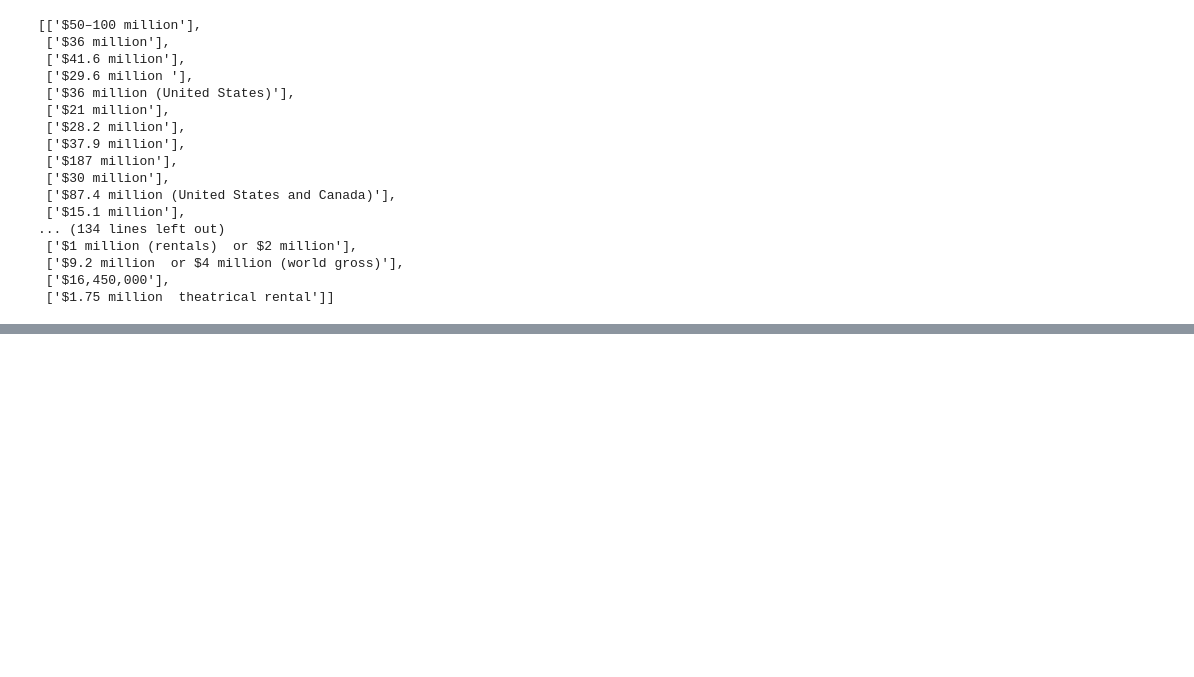
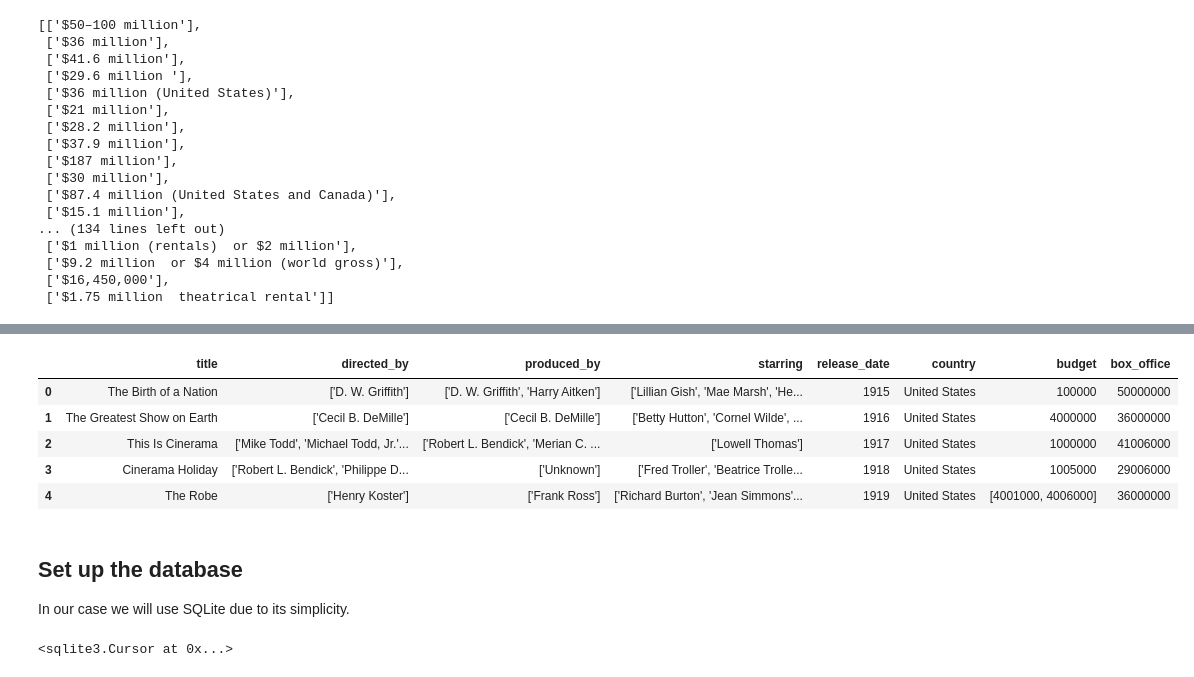
Before and after one commit to RelentlessViper/wikipedia_film_stats_parser, a Jupyter notebook: dwv_as1.ipynb, the cells around one changed output, grey strips where cells are left out. Drawn from its saved outputs; the diff is of its cells as text; code cells hidden in the pictures; blank space fills up the shorter version.

```diff
--- a/dwv_as1.ipynb
+++ b/dwv_as1.ipynb
@@ -674,3 +677,16 @@ df.head()
 # %%
 # Save our preprocessed dataframe into a csv file
 df.to_csv("data/df_preprocessed.csv")
+# %%
+df = pd.read_csv("data/df_preprocessed.csv").drop(labels=['Unnamed: 0'], axis=1)
+df.head()
+# %% [output]
+|  | title | directed_by | produced_by | starring | release_date | country | budget | box_office |
+| 0 | The Birth of a Nation | ['D. W. Griffith'] | ['D. W. Griffith', 'Harry Aitken'] | ['Lillian Gish', 'Mae Marsh', 'He... | 1915 | United States | 100000 | 50000000 |
+| 1 | The Greatest Show on Earth | ['Cecil B. DeMille'] | ['Cecil B. DeMille'] | ['Betty Hutton', 'Cornel Wilde', ... | 1916 | United States | 4000000 | 36000000 |
+| 2 | This Is Cinerama | ['Mike Todd', 'Michael Todd, Jr.'... | ['Robert L. Bendick', 'Merian C. ... | ['Lowell Thomas'] | 1917 | United States | 1000000 | 41006000 |
+| 3 | Cinerama Holiday | ['Robert L. Bendick', 'Philippe D... | ['Unknown'] | ['Fred Troller', 'Beatrice Trolle... | 1918 | United States | 1005000 | 29006000 |
+| 4 | The Robe | ['Henry Koster'] | ['Frank Ross'] | ['Richard Burton', 'Jean Simmons'... | 1919 | United States | [4001000, 4006000] | 36000000 |
+# %% [markdown]
+## Set up the database
+In our case we will use SQLite due to its simplicity.
@@ -676,0 +697,17 @@ df.to_csv("data/df_preprocessed.csv")
+# %%
+# Create a table for our dataframe
+cursor.execute("""
+CREATE TABLE IF NOT EXISTS films (
+    id INTEGER PRIMARY KEY AUTOINCREMENT,
+    title TEXT NOT NULL,
+    directed_by TEXT,
+    produced_by TEXT,
+    starring TEXT,
+    release_year INTEGER,
+    country TEXT,
+    budget TEXT,
+    box_office TEXT
+)
+""")
+# %% [output]
+<sqlite3.Cursor at 0x...>
```
Also changed, not shown: parts of 9 cells of this notebook, 4 other files.
